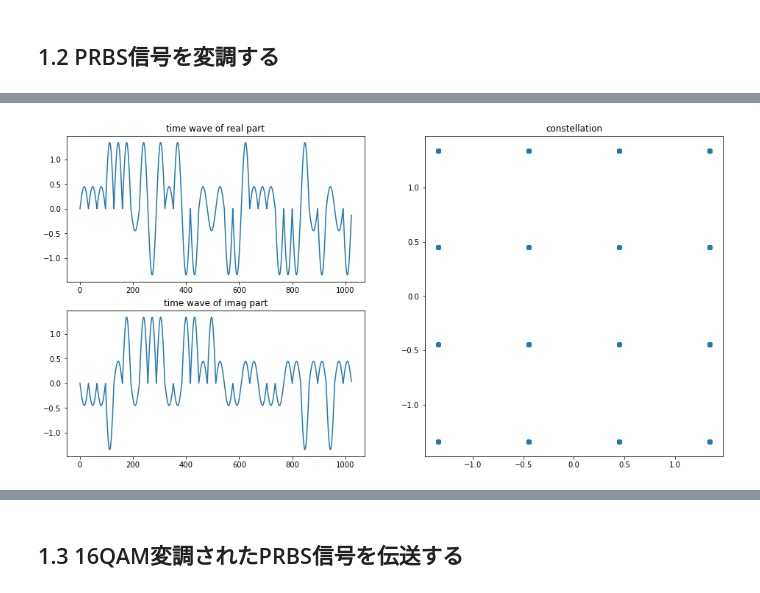
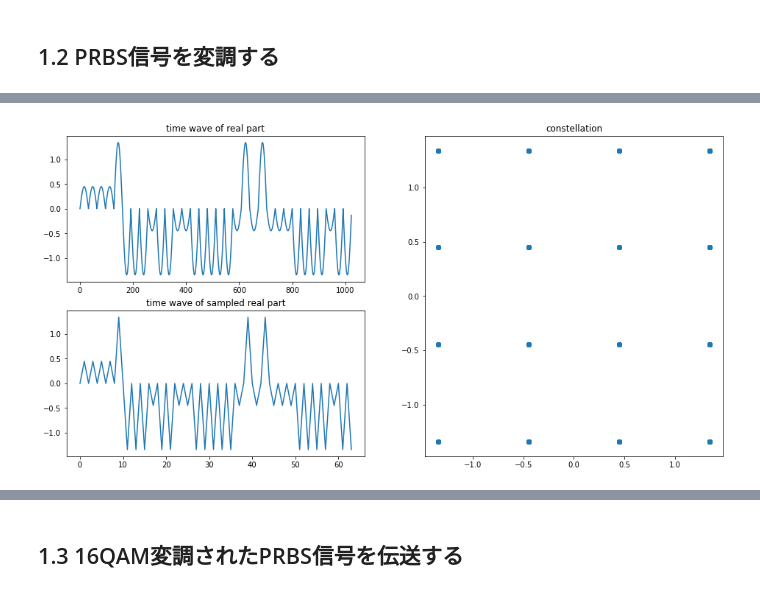
Before and after one commit to n-nooobu/masterthesis, a Jupyter notebook: src/transmission.ipynb, the cells around one changed output, grey strips where cells are left out. Cells and saved outputs as stored; diff of their text form; code cells hidden in the pictures.

```diff
--- a/src/transmission.ipynb
+++ b/src/transmission.ipynb
@@ -21,7 +21,7 @@ from pyopt.util import save_pickle, load_pickle
 # %% [markdown]
 ## 1.1 PRBS信号を生成する
 # %%
-N = 13  # PRBSの次数
+N = 17  # PRBSの次数
 itr = 1  # PRBSの繰り返し回数
 # %%
 bitsq = md.prbs(N=N, itr=itr)
@@ -66,17 +48,21 @@ rz16QAM modulation START
+# %%
+sampling = 2
+
+modsq_sampled = sampling_signal(modsq, n, sampling)
 # %%
-# 可視化
+# 可視化 時間領域
 fig = plt.figure(figsize=(16, 8))
 ax1 = fig.add_subplot(2, 2, 1)
 ax2 = fig.add_subplot(2, 2, 3)
 ax3 = fig.add_subplot(1, 2, 2)
 
-ax1.plot(modsq[:32 * n].real)
+ax1.plot(modsq[:n * 32].real)
 ax1.set_title('time wave of real part')
 
-ax2.plot(modsq[:32 * n].imag)
-ax2.set_title('time wave of imag part')
+ax2.plot(modsq_sampled[:sampling * 32].real)
+ax2.set_title('time wave of sampled real part')
 
 ax3.plot(modsq[int(n/2):: n].real, modsq[int(n/2):: n].imag, 'o')
 ax3.set_title('constellation');
 # %% [output]
-[figure, old version]
+[figure, new version]
```
Also changed, not shown: parts of 11 cells of this notebook, 7 other files.
